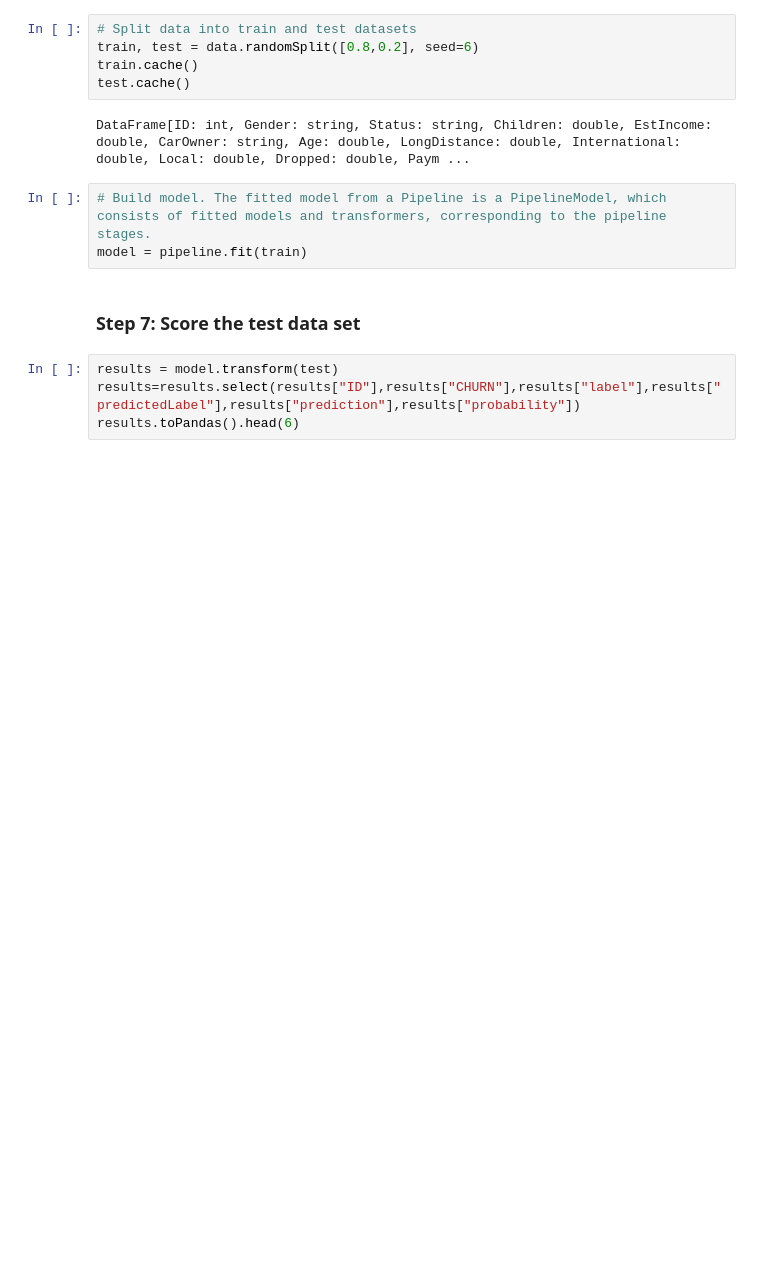
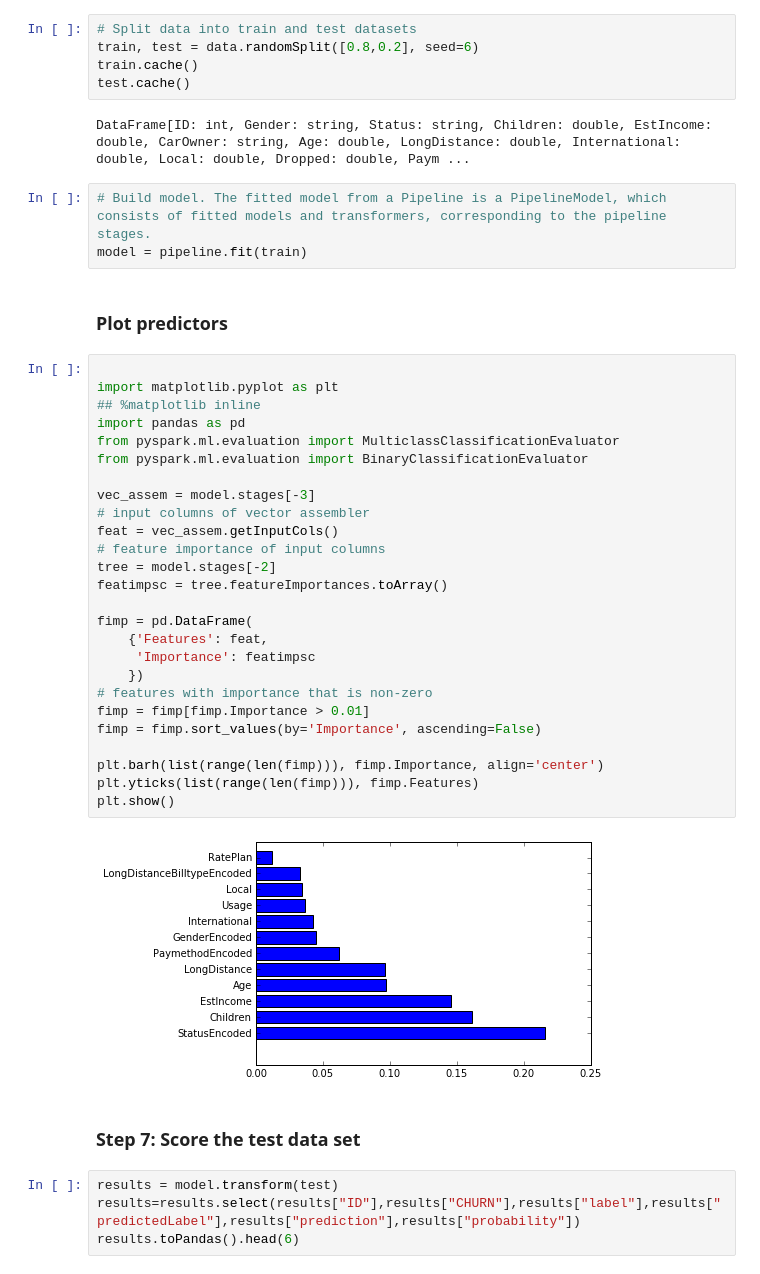
Before and after one commit to micheusch/WatsonSummit, a Jupyter notebook: Telco+Churn+WML.ipynb, the cells around one changed output. Drawn from its saved outputs; the diff is of its cells as text; blank space fills up the shorter version.

```diff
--- a/Telco+Churn+WML.ipynb
+++ b/Telco+Churn+WML.ipynb
@@ -135,6 +153,36 @@ DataFrame[ID: int, Gender: string, Status: string, Children: double, EstIncome:
 # %%
 # Build model. The fitted model from a Pipeline is a PipelineModel, which consists of fitted models and transformers, corresponding to the pipeline stages.
 model = pipeline.fit(train)
+# %% [markdown]
+### Plot predictors
+# %%
+
+import matplotlib.pyplot as plt
+## %matplotlib inline
+import pandas as pd
+from pyspark.ml.evaluation import MulticlassClassificationEvaluator
+from pyspark.ml.evaluation import BinaryClassificationEvaluator
+
+vec_assem = model.stages[-3]
+# input columns of vector assembler
+feat = vec_assem.getInputCols()
+# feature importance of input columns
+tree = model.stages[-2]
+featimpsc = tree.featureImportances.toArray()
+
+fimp = pd.DataFrame(
+    {'Features': feat,
+     'Importance': featimpsc
+    })
+# features with importance that is non-zero
+fimp = fimp[fimp.Importance > 0.01]
+fimp = fimp.sort_values(by='Importance', ascending=False)
+
+plt.barh(list(range(len(fimp))), fimp.Importance, align='center')
+plt.yticks(list(range(len(fimp))), fimp.Features)
+plt.show()
+# %% [output]
+[figure, added]
 # %% [markdown]
 ### Step 7: Score the test data set
 # %%
```
Also changed, not shown: parts of 7 cells of this notebook.
